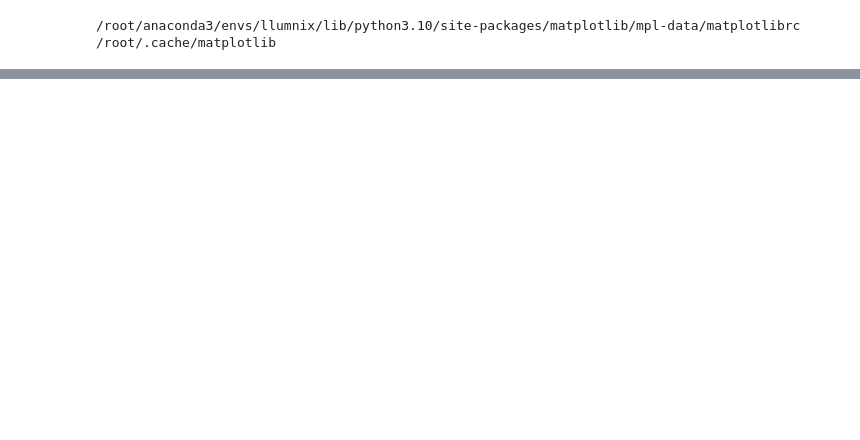
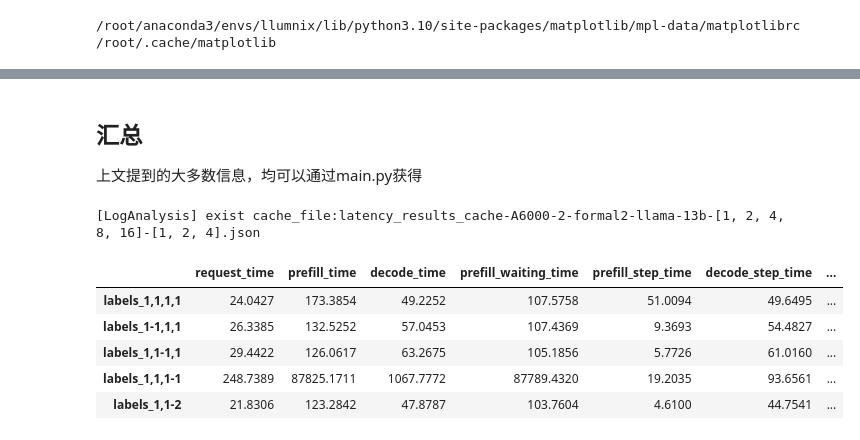
Before and after one commit to Lai-JX/Llumnix, a Jupyter notebook: benchmark_test/analysis/get_instance_info.ipynb, the cells around one changed output, grey strips where cells are left out. Cells and saved outputs as stored; diff of their text form; code cells hidden in the pictures; blank space fills up the shorter version.

```diff
--- a/benchmark_test/analysis/get_instance_info.ipynb
+++ b/benchmark_test/analysis/get_instance_info.ipynb
@@ -367,0 +720,58 @@ Average migration waiting time: 30409.15 ms
+# %% [markdown]
+## 汇总
+上文提到的大多数信息，均可以通过main.py获得
+# %%
+from main import LogAnalysis
+
+# 提取信息
+model = 'llama-13b' # 'llama-7b'
+analysis = LogAnalysis(model)
+analysis.get_all_msg()  # 首次需要
+# 结果保存在 analysis.results 中，[concurrency][qps][label]
+
+# data_to_show = {
+#     'concurrency': str(16),
+#     'qps': str(6),
+#     'labels': ["1,1-1,1",  "1,1-2"]# ["1,1,1,1", "1-1,1,1", "1,1-1,1", "1,1,1-1", "1,1-2"]
+# }
+
+def get_value(key, fix_fields, change_field_value):
+    if key in fix_fields:
+        return str(fix_fields[key])
+    else:
+        return str(change_field_value)
+fix_fields = {
+    'qps': str(1),
+    # 'labels': "1,1,1,1"
+    'concurrency': 4 # [1,2,4,8,16]
+}
+change_field = {
+    'labels': ["1,1,1,1", "1-1,1,1", "1,1-1,1", "1,1,1-1", "1,1-2"]
+}
+
+assert len(change_field) == 1
+
+data = []
+key = list(change_field.keys())[0]
+values = list(change_field.values())[0]
+for v in values:
+    concurrency = get_value('concurrency', fix_fields, v)
+    qps = get_value('qps', fix_fields, v)
+    label = get_value('labels', fix_fields, v)
+    data.append(analysis.results[concurrency][qps][label])
+# 显示所有列
+pd.set_option('display.max_columns', None)
+# 显示所有行
+pd.set_option('display.max_rows', None)
+# 设置每列宽度（可选）
+pd.set_option('display.max_colwidth', None)
+df = pd.DataFrame(data, index=[f'{key}_{v}' for v in values])
+df
+# %% [output]
+[LogAnalysis] exist cache_file:latency_results_cache-A6000-2-formal2-llama-13b-[1, 2, 4, 8, 16]-[1, 2, 4].json
+|  | request_time | prefill_time | decode_time | prefill_waiting_time | prefill_step_time | decode_step_time | ... |
+| labels_1,1,1,1 | 24.0427 | 173.3854 | 49.2252 | 107.5758 | 51.0094 | 49.6495 | ... |
+| labels_1-1,1,1 | 26.3385 | 132.5252 | 57.0453 | 107.4369 | 9.3693 | 54.4827 | ... |
+| labels_1,1-1,1 | 29.4422 | 126.0617 | 63.2675 | 105.1856 | 5.7726 | 61.0160 | ... |
+| labels_1,1,1-1 | 248.7389 | 87825.1711 | 1067.7772 | 87789.4320 | 19.2035 | 93.6561 | ... |
+| labels_1,1-2 | 21.8306 | 123.2842 | 47.8787 | 103.7604 | 4.6100 | 44.7541 | ... |
```
Also changed, not shown: parts of 17 cells of this notebook, 21 other files.
